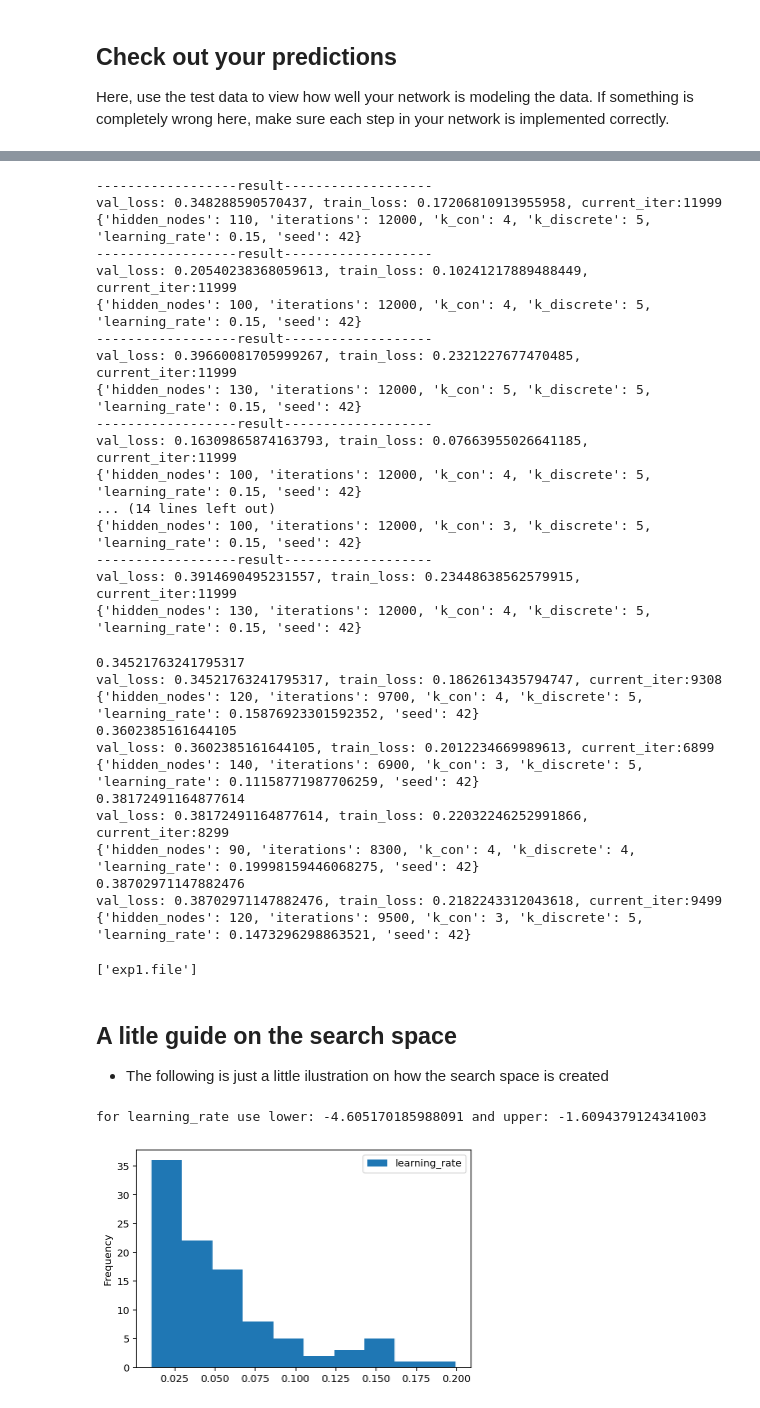
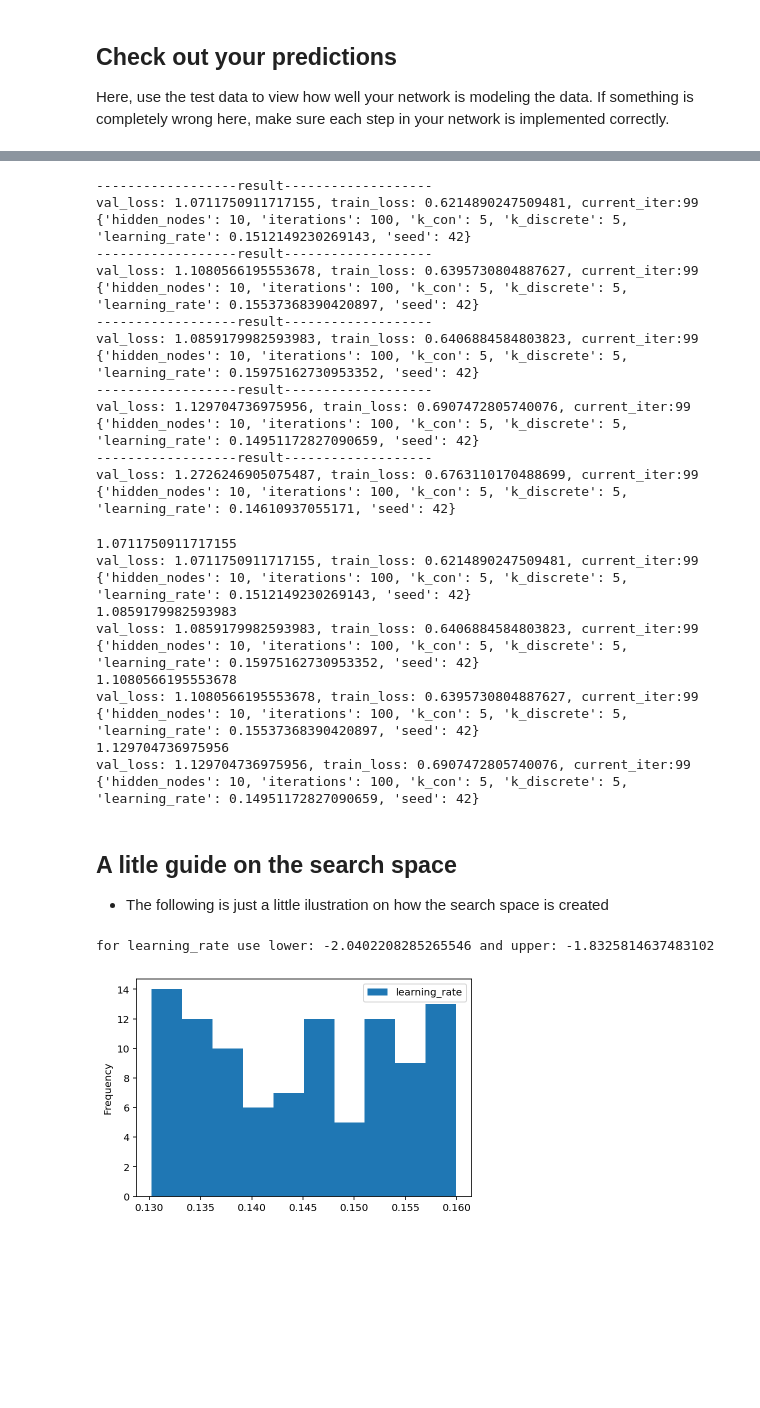
Before and after one commit to gariciodaro/biker-sharing, a Jupyter notebook: Predicting_bike_sharing_data.ipynb, the cells around one changed output, grey strips where cells are left out. Drawn from its saved outputs; the diff is of its cells as text; code cells hidden in the pictures; blank space fills up the shorter version.

```diff
--- a/Predicting_bike_sharing_data.ipynb
+++ b/Predicting_bike_sharing_data.ipynb
@@ -53,9 +53,9 @@ for each in dummy_fields:
     dummies = pd.get_dummies(rides[each], prefix=each, drop_first=False)
     rides = pd.concat([rides, dummies], axis=1)
 
-# remove holiday, not relevant based on bayeasian search
+
 fields_to_drop = ['instant', 'dteday', 'season', 'weathersit',
-                  'weekday', 'atemp', 'mnth', 'workingday', 'hr','holiday']
+                  'weekday', 'atemp', 'mnth', 'workingday', 'hr']
 data = rides.drop(fields_to_drop, axis=1)
 data.head()
 # %% [output]
@@ -435,11 +441,11 @@ def run_experiment(params):
     return {'status': STATUS_OK, 'loss': val_loss}
 # %%
 search_space = {
-'k_con': scope.int(hp.quniform('k_con', 1, 5, 1)),
-'k_discrete': scope.int(hp.quniform('k_discrete', 1, 5, 1)),
-'learning_rate': hp.loguniform('learning_rate', -4.6, -1.6),
-'iterations': scope.int(hp.quniform('iterations', 500, 10000, 100)),
-'hidden_nodes': scope.int(hp.quniform('hidden_nodes', 10, 150, 10)),
+'k_con': 5,
+'k_discrete': 5,
+'learning_rate': hp.loguniform('learning_rate', -2.0402208285265546, -1.8325814637483102),
+'iterations': 100,
+'hidden_nodes': 10,
 'seed': 42
 }
 
@@ -447,29 +453,26 @@ best_params = fmin(
         fn=run_experiment,
         space = search_space,
         algo=tpe.suggest,
-        max_evals = 200,
+        max_evals = 5,
         rstate=np.random.RandomState(123)
         )
 # %% [output]
 ------------------result-------------------
-val_loss: 0.348288590570437, train_loss: 0.17206810913955958, current_iter:11999
-{'hidden_nodes': 110, 'iterations': 12000, 'k_con': 4, 'k_discrete': 5, 'learning_rate': 0.15, 'seed': 42}
+val_loss: 1.0711750911717155, train_loss: 0.6214890247509481, current_iter:99
+{'hidden_nodes': 10, 'iterations': 100, 'k_con': 5, 'k_discrete': 5, 'learning_rate': 0.1512149230269143, 'seed': 42}
 ------------------result-------------------
-val_loss: 0.20540238368059613, train_loss: 0.10241217889488449, current_iter:11999
-{'hidden_nodes': 100, 'iterations': 12000, 'k_con': 4, 'k_discrete': 5, 'learning_rate': 0.15, 'seed': 42}
+val_loss: 1.1080566195553678, train_loss: 0.6395730804887627, current_iter:99
+{'hidden_nodes': 10, 'iterations': 100, 'k_con': 5, 'k_discrete': 5, 'learning_rate': 0.15537368390420897, 'seed': 42}
 ------------------result-------------------
-val_loss: 0.39660081705999267, train_loss: 0.2321227677470485, current_iter:11999
-{'hidden_nodes': 130, 'iterations': 12000, 'k_con': 5, 'k_discrete': 5, 'learning_rate': 0.15, 'seed': 42}
+val_loss: 1.0859179982593983, train_loss: 0.6406884584803823, current_iter:99
+{'hidden_nodes': 10, 'iterations': 100, 'k_con': 5, 'k_discrete': 5, 'learning_rate': 0.15975162730953352, 'seed': 42}
 ------------------result-------------------
-val_loss: 0.16309865874163793, train_loss: 0.07663955026641185, current_iter:11999
-{'hidden_nodes': 100, 'iterations': 12000, 'k_con': 4, 'k_discrete': 5, 'learning_rate': 0.15, 'seed': 42}
-... (14 lines left out)
-{'hidden_nodes': 100, 'iterations': 12000, 'k_con': 3, 'k_discrete': 5, 'learning_rate': 0.15, 'seed': 42}
+val_loss: 1.129704736975956, train_loss: 0.6907472805740076, current_iter:99
+{'hidden_nodes': 10, 'iterations': 100, 'k_con': 5, 'k_discrete': 5, 'learning_rate': 0.14951172827090659, 'seed': 42}
 ------------------result-------------------
-val_loss: 0.3914690495231557, train_loss: 0.23448638562579915, current_iter:11999
-{'hidden_nodes': 130, 'iterations': 12000, 'k_con': 4, 'k_discrete': 5, 'learning_rate': 0.15, 'seed': 42}
+val_loss: 1.2726246905075487, train_loss: 0.6763110170488699, current_iter:99
+{'hidden_nodes': 10, 'iterations': 100, 'k_con': 5, 'k_discrete': 5, 'learning_rate': 0.14610937055171, 'seed': 42}
 # %%
-
 val_list = []
 indx_hold = []
 for indx, each in enumerate(holder_info):
@@ -489,46 +492,40 @@ for j,i in sort_val_loss_sorted[0:4]:
     # print parameters
     print(holder_info[i+1])
 # %% [output]
-0.34521763241795317
-val_loss: 0.34521763241795317, train_loss: 0.1862613435794747, current_iter:9308
-{'hidden_nodes': 120, 'iterations': 9700, 'k_con': 4, 'k_discrete': 5, 'learning_rate': 0.15876923301592352, 'seed': 42}
-0.3602385161644105
-val_loss: 0.3602385161644105, train_loss: 0.2012234669989613, current_iter:6899
-{'hidden_nodes': 140, 'iterations': 6900, 'k_con': 3, 'k_discrete': 5, 'learning_rate': 0.11158771987706259, 'seed': 42}
-0.38172491164877614
-val_loss: 0.38172491164877614, train_loss: 0.22032246252991866, current_iter:8299
-{'hidden_nodes': 90, 'iterations': 8300, 'k_con': 4, 'k_discrete': 4, 'learning_rate': 0.19998159446068275, 'seed': 42}
-0.38702971147882476
-val_loss: 0.38702971147882476, train_loss: 0.2182243312043618, current_iter:9499
-{'hidden_nodes': 120, 'iterations': 9500, 'k_con': 3, 'k_discrete': 5, 'learning_rate': 0.1473296298863521, 'seed': 42}
+1.0711750911717155
+val_loss: 1.0711750911717155, train_loss: 0.6214890247509481, current_iter:99
+{'hidden_nodes': 10, 'iterations': 100, 'k_con': 5, 'k_discrete': 5, 'learning_rate': 0.1512149230269143, 'seed': 42}
+1.0859179982593983
+val_loss: 1.0859179982593983, train_loss: 0.6406884584803823, current_iter:99
+{'hidden_nodes': 10, 'iterations': 100, 'k_con': 5, 'k_discrete': 5, 'learning_rate': 0.15975162730953352, 'seed': 42}
+1.1080566195553678
+val_loss: 1.1080566195553678, train_loss: 0.6395730804887627, current_iter:99
+{'hidden_nodes': 10, 'iterations': 100, 'k_con': 5, 'k_discrete': 5, 'learning_rate': 0.15537368390420897, 'seed': 42}
+1.129704736975956
+val_loss: 1.129704736975956, train_loss: 0.6907472805740076, current_iter:99
+{'hidden_nodes': 10, 'iterations': 100, 'k_con': 5, 'k_discrete': 5, 'learning_rate': 0.14951172827090659, 'seed': 42}
-# %%
-import joblib
-# let us store locally a list of the experiment output.
-joblib.dump(holder_info,'exp1.file')
-# %% [output]
-['exp1.file']
 # %% [markdown]
 ## A litle guide on the search space
 + The following is just a little ilustration on how the search space is created
 # %%
 # in this example let us create a explore
-# how to create a smoth search space for the learning rate
-# with lower boundary 0.01 and upper boundary 0.2
+# how to create a smooth search space for the learning rate
+# with lower boundary 0.13 and upper boundary 0.16
 
 def get_exp_boundaries(lower,upper):
     return np.log(lower), np.log(upper)
 
-lower,upper=get_exp_boundaries(0.01,0.2)
+lower,upper=get_exp_boundaries(0.13,0.16)
 data=[]
 field='learning_rate'
 
 search_space = {field: hp.loguniform(field, lower, upper)}
 for i in range(100):
     data.append(hyperopt.pyll.stochastic.sample(search_space).get(field))
 df = pd.DataFrame(data,columns=[field])
 df.plot(kind='hist')
 
 print("for {} use lower: {} and upper: {}".format(field, lower, upper))
 # %% [output]
-for learning_rate use lower: -4.605170185988091 and upper: -1.6094379124341003
+for learning_rate use lower: -2.0402208285265546 and upper: -1.8325814637483102
-[figure, old version]
+[figure, new version]
```
Also changed, not shown: parts of 9 cells of this notebook, 7 other files.
